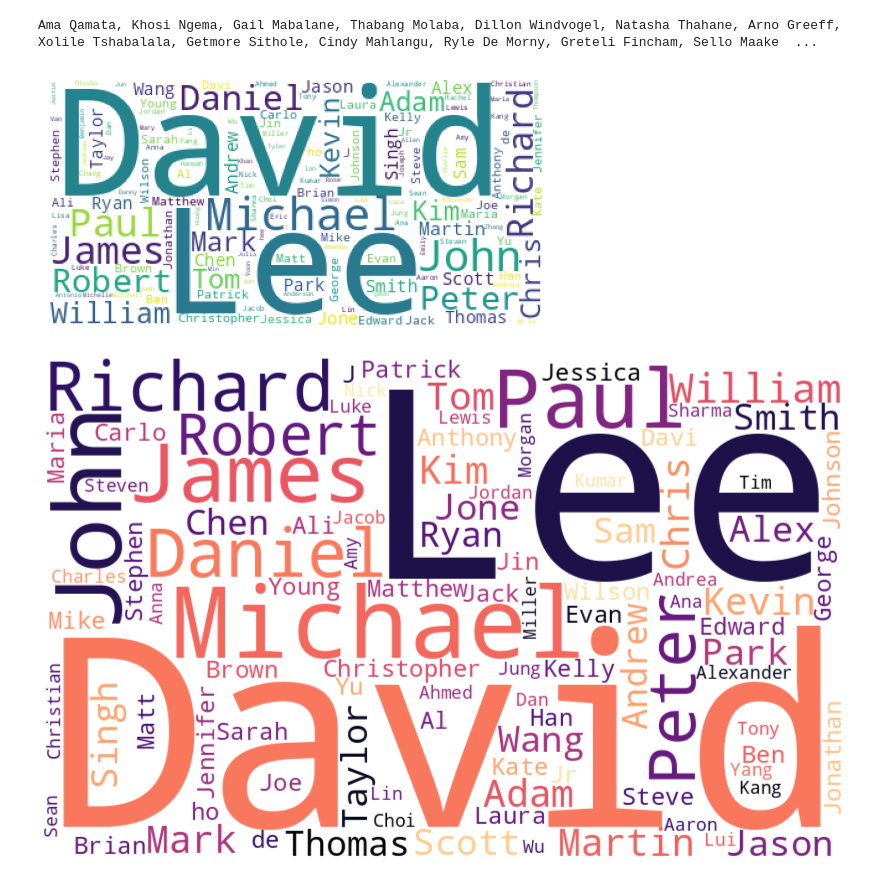
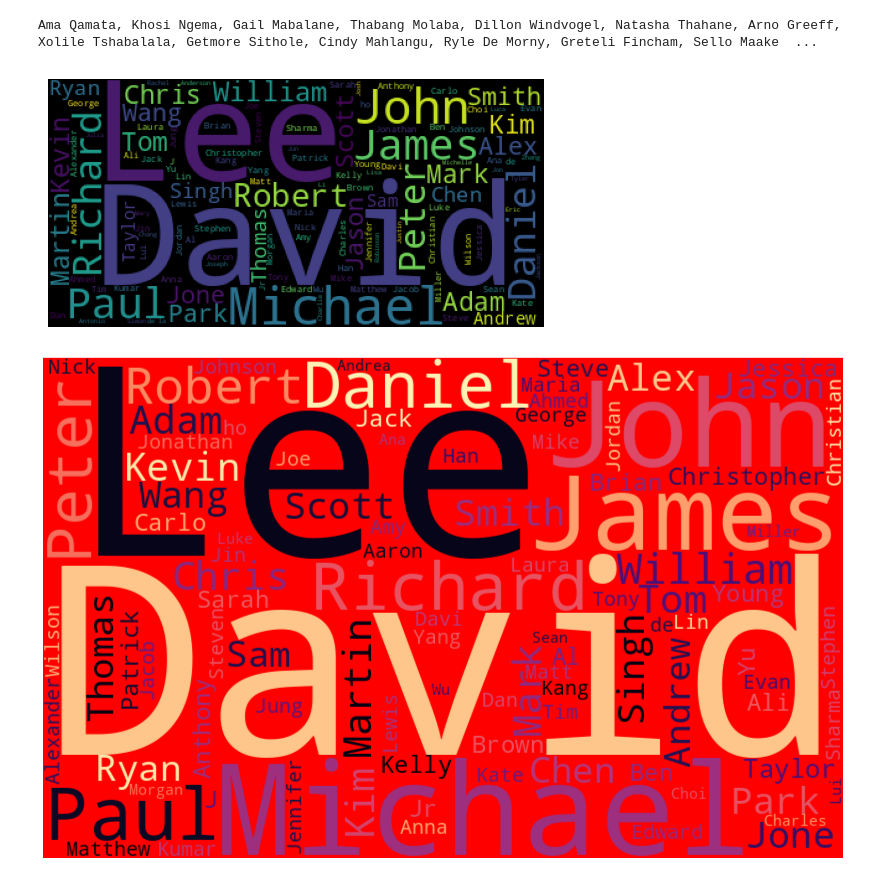
Before and after one commit to Moonnightgh/Dhv, a Jupyter notebook: text_data_visualization.ipynb, the cells around one changed output. Cells and saved outputs as stored; diff of their text form; code cells hidden in the pictures.

```diff
--- a/text_data_visualization.ipynb
+++ b/text_data_visualization.ipynb
@@ -42,24 +42,24 @@ stopwords = set(STOPWORDS)
 # %%
 from wordcloud import WordCloud
 # %%
-wordcloud=WordCloud(background_color="white").generate(text)
+wordcloud=WordCloud(background_color="black").generate(text)
 plt.imshow(wordcloud)
 plt.axis("off")
 plt.show()
 # %% [output]
-[figure, old version]
+[figure, new version]
 # %%
-wordcloud=WordCloud(background_color="white",
+wordcloud=WordCloud(background_color="red",
                     max_words=100,
                     max_font_size=300,
                     width=800,
                     height=500,
                     colormap="magma"
                     ).generate(text)
 plt.figure(figsize=(20,20))
 plt.imshow(wordcloud, interpolation='bilinear')
 plt.axis("off")
 plt.margins(x=0, y=0)
 plt.show()
 # %% [output]
-[figure, old version]
+[figure, new version]
```
